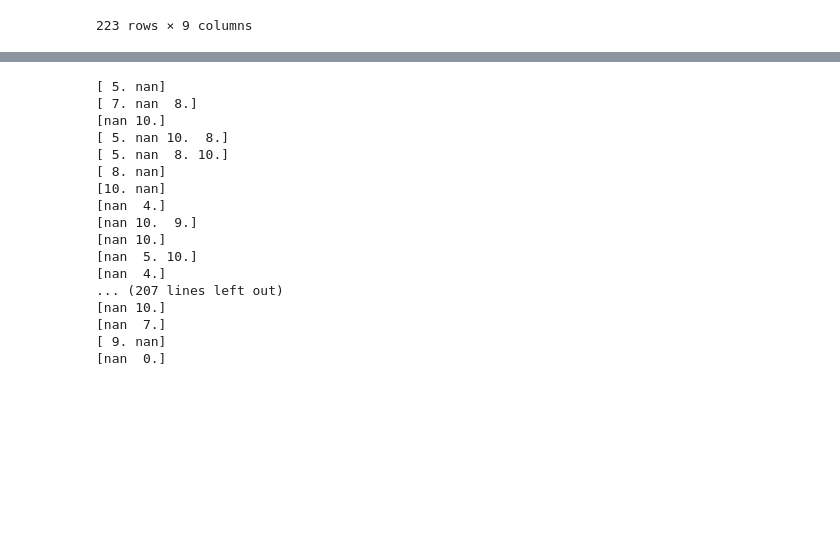
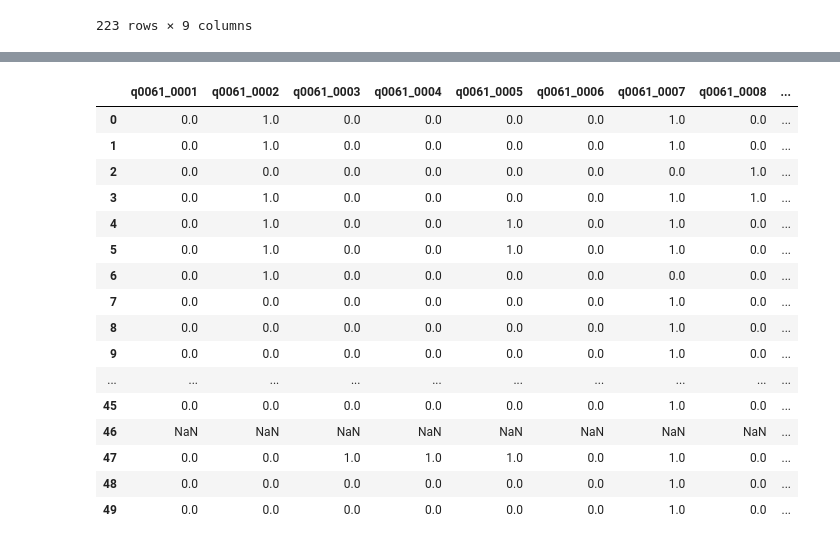
Before and after one commit to hsieh2000/HW, a Jupyter notebook: 謝天青_TNL_Data_Analyst_Intern_test3_R_Data.ipynb, the cells around one changed output, grey strips where cells are left out. Drawn from its saved outputs; the diff is of its cells as text; code cells hidden in the pictures; blank space fills up the shorter version.

```diff
--- a/謝天青_TNL_Data_Analyst_Intern_test3_R_Data.ipynb
+++ b/謝天青_TNL_Data_Analyst_Intern_test3_R_Data.ipynb
@@ -131,28 +147,23 @@ for i in range(len(question_63_fillna)):
-# %%
-for i in range(len(question_63_fillna)):
-  if
-# %%
-for i in range(len(question_63)):
-  unique_value = question_63.iloc[i].unique()
-  if len(unique_value) == 1 and np.isnan(unique_value[0]):
-    print(f"{unique_value} - you are right")
-  else:
-    print(unique_value)
-# %% [output]
-[ 5. nan]
-[ 7. nan  8.]
-[nan 10.]
-[ 5. nan 10.  8.]
-[ 5. nan  8. 10.]
-[ 8. nan]
-[10. nan]
-[nan  4.]
-[nan 10.  9.]
-[nan 10.]
-[nan  5. 10.]
-[nan  4.]
-... (207 lines left out)
-[nan 10.]
-[nan  7.]
-[ 9. nan]
-[nan  0.]
+# %%
+for i in range(len(question_61)):
+  if not np.isnan(question_61['B2_Count'].iloc[i]):
+    question_61.iloc[i, :-1] = question_61.iloc[i, :-1].fillna(0)
+question_61.head(50)
+# %% [output]
+|  | q0061_0001 | q0061_0002 | q0061_0003 | q0061_0004 | q0061_0005 | q0061_0006 | q0061_0007 | q0061_0008 | ... |
+| 0 | 0.0 | 1.0 | 0.0 | 0.0 | 0.0 | 0.0 | 1.0 | 0.0 | ... |
+| 1 | 0.0 | 1.0 | 0.0 | 0.0 | 0.0 | 0.0 | 1.0 | 0.0 | ... |
+| 2 | 0.0 | 0.0 | 0.0 | 0.0 | 0.0 | 0.0 | 0.0 | 1.0 | ... |
+| 3 | 0.0 | 1.0 | 0.0 | 0.0 | 0.0 | 0.0 | 1.0 | 1.0 | ... |
+| 4 | 0.0 | 1.0 | 0.0 | 0.0 | 1.0 | 0.0 | 1.0 | 0.0 | ... |
+| 5 | 0.0 | 1.0 | 0.0 | 0.0 | 1.0 | 0.0 | 1.0 | 0.0 | ... |
+| 6 | 0.0 | 1.0 | 0.0 | 0.0 | 0.0 | 0.0 | 0.0 | 0.0 | ... |
+| 7 | 0.0 | 0.0 | 0.0 | 0.0 | 0.0 | 0.0 | 1.0 | 0.0 | ... |
+| 8 | 0.0 | 0.0 | 0.0 | 0.0 | 0.0 | 0.0 | 1.0 | 0.0 | ... |
+| 9 | 0.0 | 0.0 | 0.0 | 0.0 | 0.0 | 0.0 | 1.0 | 0.0 | ... |
+| ... | ... | ... | ... | ... | ... | ... | ... | ... | ... |
+| 45 | 0.0 | 0.0 | 0.0 | 0.0 | 0.0 | 0.0 | 1.0 | 0.0 | ... |
+| 46 | NaN | NaN | NaN | NaN | NaN | NaN | NaN | NaN | ... |
+| 47 | 0.0 | 0.0 | 1.0 | 1.0 | 1.0 | 0.0 | 1.0 | 0.0 | ... |
+| 48 | 0.0 | 0.0 | 0.0 | 0.0 | 0.0 | 0.0 | 1.0 | 0.0 | ... |
+| 49 | 0.0 | 0.0 | 0.0 | 0.0 | 0.0 | 0.0 | 1.0 | 0.0 | ... |
```
Also changed, not shown: parts of 3 cells of this notebook.
